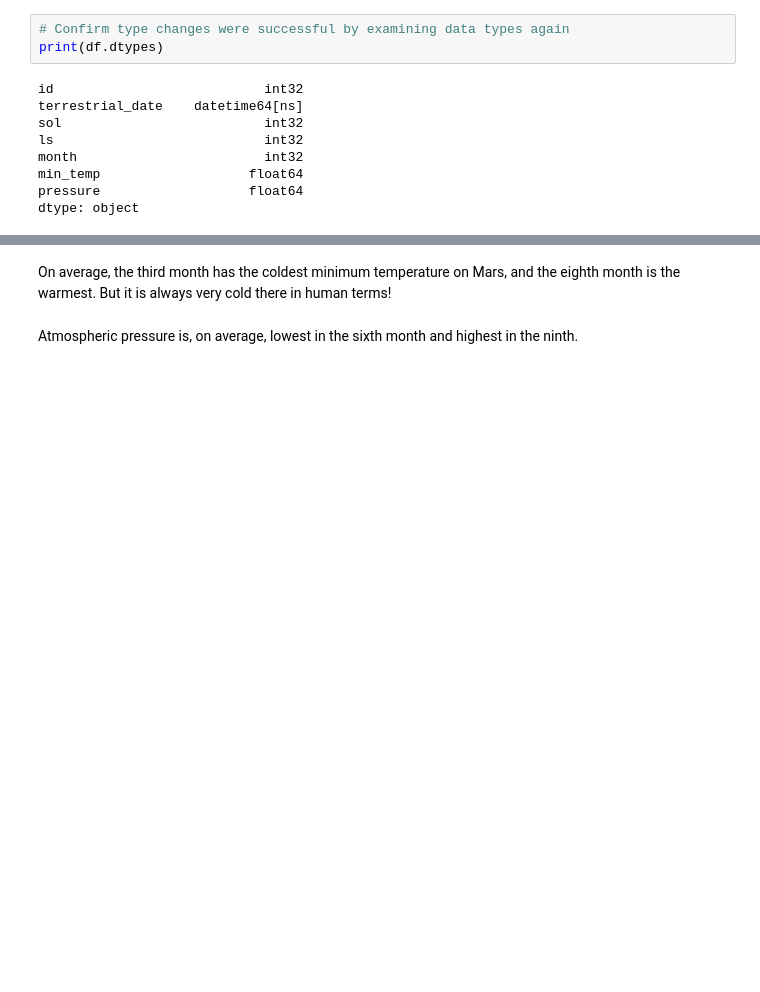
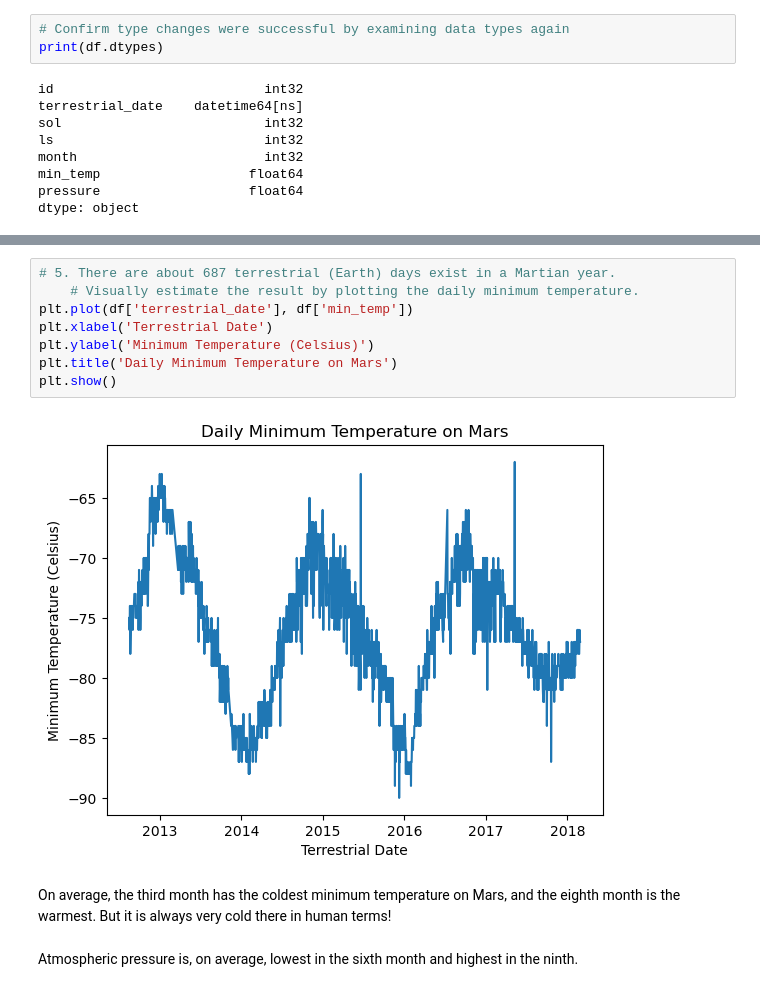
Before and after one commit to JustinePile/scraping-challenge, a Jupyter notebook: part_2_mars_weather.ipynb, the cells around one changed output, grey strips where cells are left out. Drawn from its saved outputs; the diff is of its cells as text; blank space fills up the shorter version.

```diff
--- a/part_2_mars_weather.ipynb
+++ b/part_2_mars_weather.ipynb
@@ -143,3 +213,13 @@ Analyze your dataset by using Pandas functions to answer the following questions
+# %%
+# 5. There are about 687 terrestrial (Earth) days exist in a Martian year.
+    # Visually estimate the result by plotting the daily minimum temperature.
+plt.plot(df['terrestrial_date'], df['min_temp'])
+plt.xlabel('Terrestrial Date')
+plt.ylabel('Minimum Temperature (Celsius)')
+plt.title('Daily Minimum Temperature on Mars')
+plt.show()
+# %% [output]
+[figure, added]
 # %% [markdown]
 On average, the third month has the coldest minimum temperature on Mars, and the eighth month is the warmest. But it is always very cold there in human terms!
 # %% [markdown]
```
Also changed, not shown: parts of 13 cells of this notebook, 2 other files.
